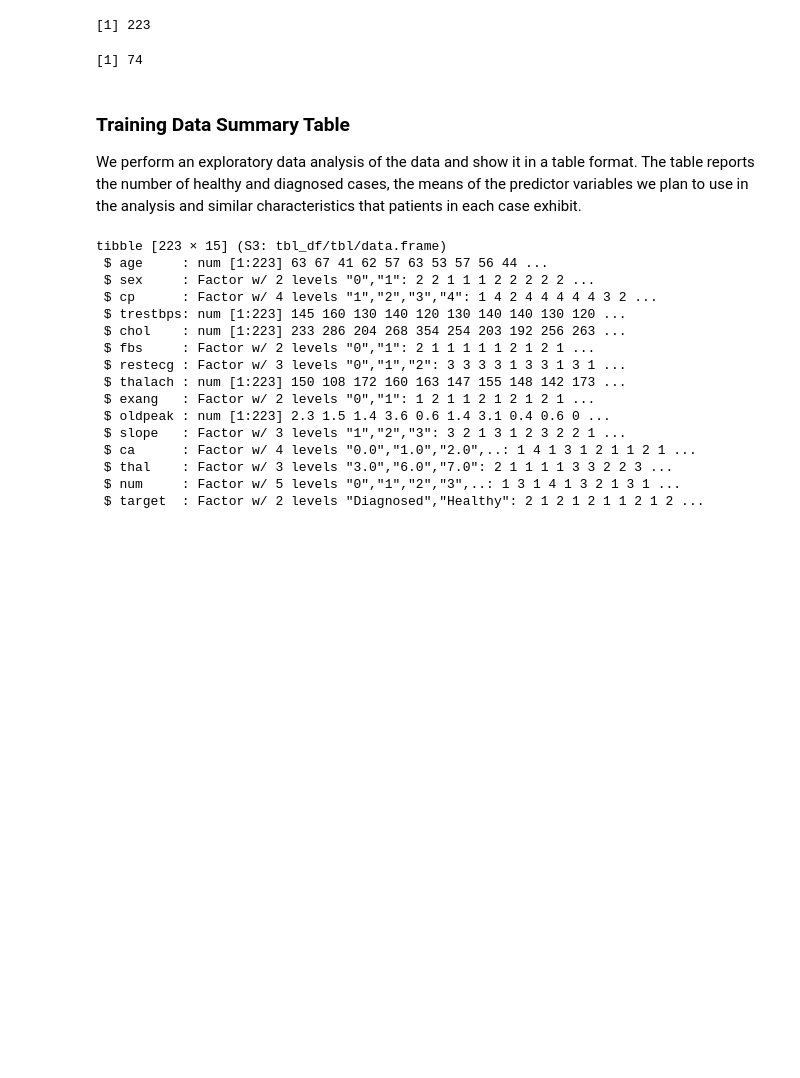
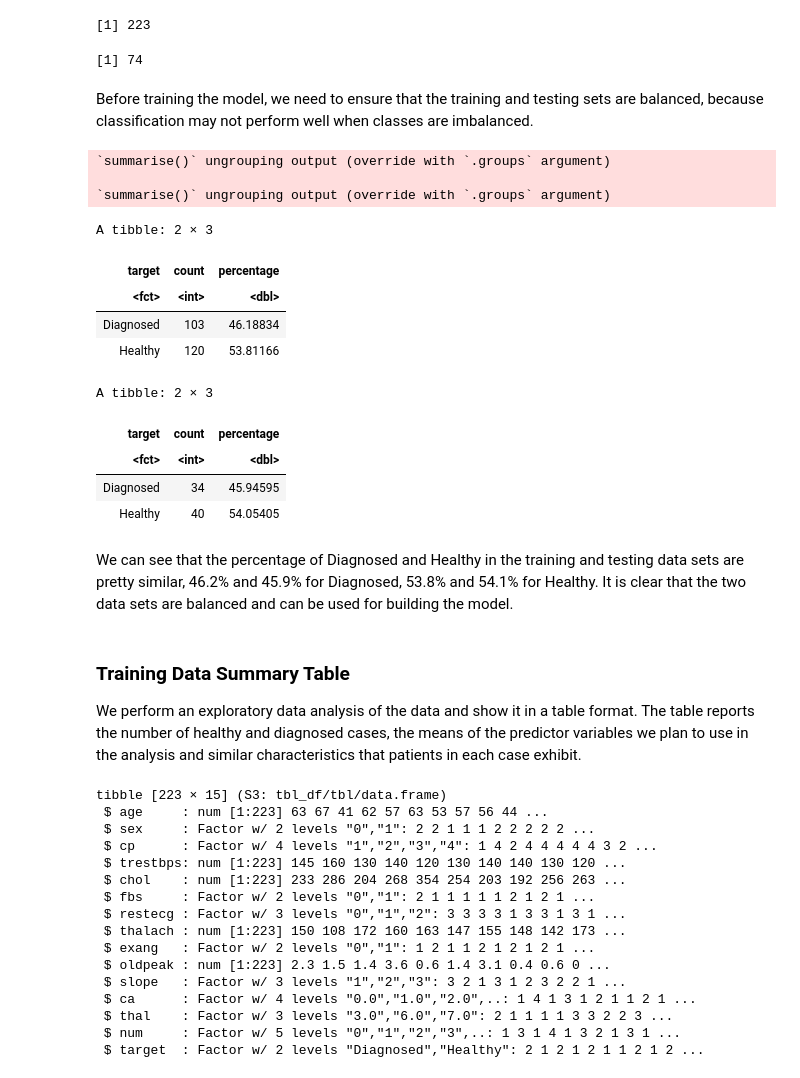
Before and after one commit to karrious/dsci-group-project-8, a Jupyter notebook: final_group_project.ipynb, the cells around one changed output. Saved outputs shown, nothing was run; the diff lists cells and outputs as text; code cells hidden in the pictures; blank space fills up the shorter version.

Commit message:
Update final_group_project.ipynb
Made changes according to feedback from TA, added reasoning for model.

```diff
--- a/final_group_project.ipynb
+++ b/final_group_project.ipynb
@@ -189,13 +178,43 @@ A tibble: 5 × 15
 # %% [markdown]
 Now we can see the size we originally had from the whole dataset, as well as the size of the training dataset and the test dataset.
 # %%
-nrow(data)
-nrow(data_train)
-nrow(data_test)
+data_rows <- nrow(data)
+train_rows <- nrow(data_train)
+test_rows <- nrow(data_test)
+
+data_rows
+train_rows
+test_rows
 # %% [output]
 [1] 297
 [1] 223
 [1] 74
+# %% [markdown]
+Before training the model, we need to ensure that the training and testing sets are balanced, because classification may not perform well when classes are imbalanced.
+# %%
+balance_train <- group_by(data_train, target) %>%
+    summarize(count = n(), percentage = count / train_rows * 100)
+balance_test <- group_by(data_test, target) %>%
+    summarize(count = n(), percentage = count / test_rows * 100)
+
+balance_train
+balance_test
+# %% [output]
+`summarise()` ungrouping output (override with `.groups` argument)
+
+`summarise()` ungrouping output (override with `.groups` argument)
+A tibble: 2 × 3
+| target | count | percentage |
+| <fct> | <int> | <dbl> |
+| Diagnosed | 103 | 46.18834 |
+| Healthy | 120 | 53.81166 |
+A tibble: 2 × 3
+| target | count | percentage |
+| <fct> | <int> | <dbl> |
+| Diagnosed | 34 | 45.94595 |
+| Healthy | 40 | 54.05405 |
+# %% [markdown]
+We can see that the percentage of Diagnosed and Healthy in the training and testing data sets are pretty similar, 46.2% and 45.9% for Diagnosed, 53.8% and 54.1% for Healthy. It is clear that the two data sets are balanced and can be used for building the model.
 # %% [markdown]
 ### Training Data Summary Table
 We perform an exploratory data analysis of the data and show it in a table format. The table reports the number of healthy and diagnosed cases, the means of the predictor variables we plan to use in the analysis and similar characteristics that patients in each case exhibit.
```
Also changed, not shown: parts of 9 cells of this notebook.
